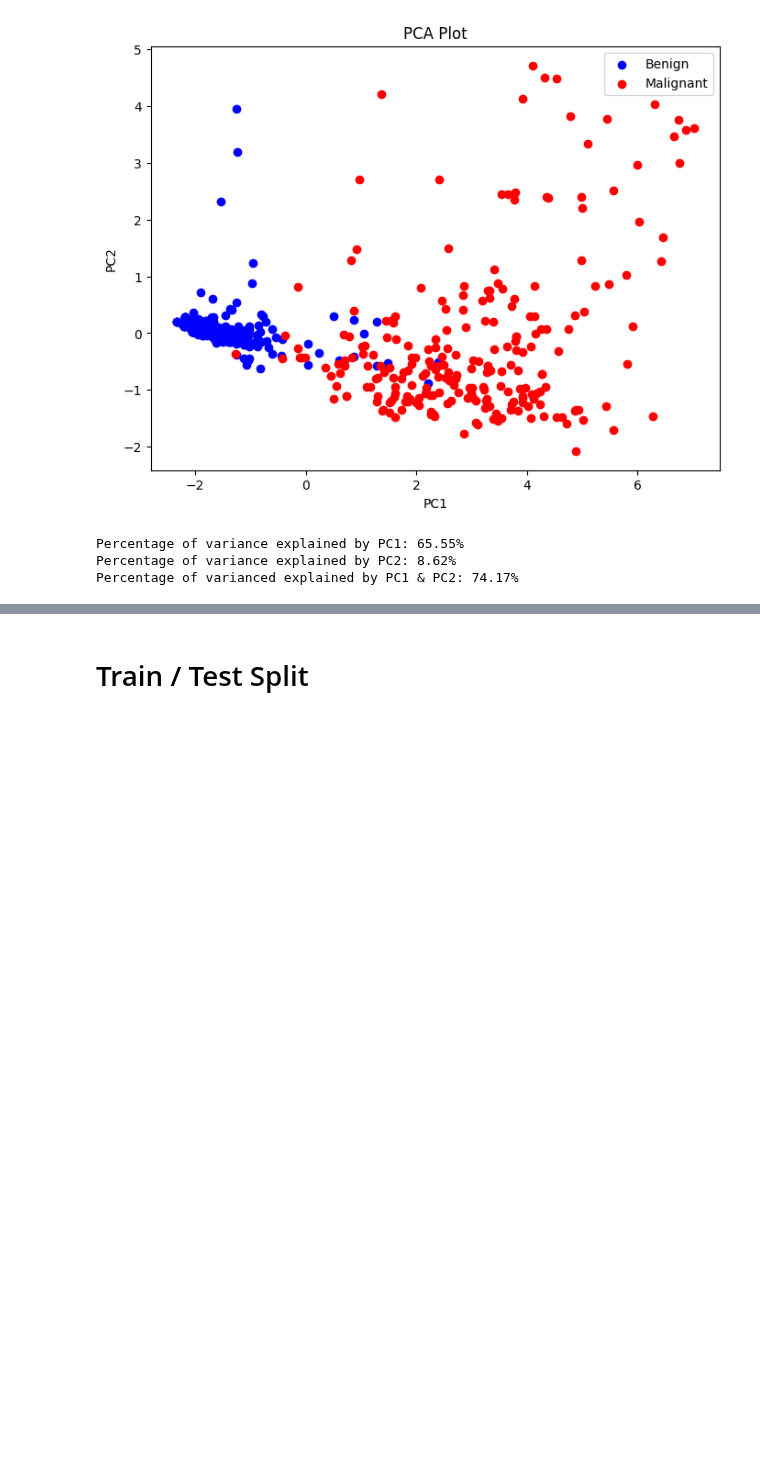
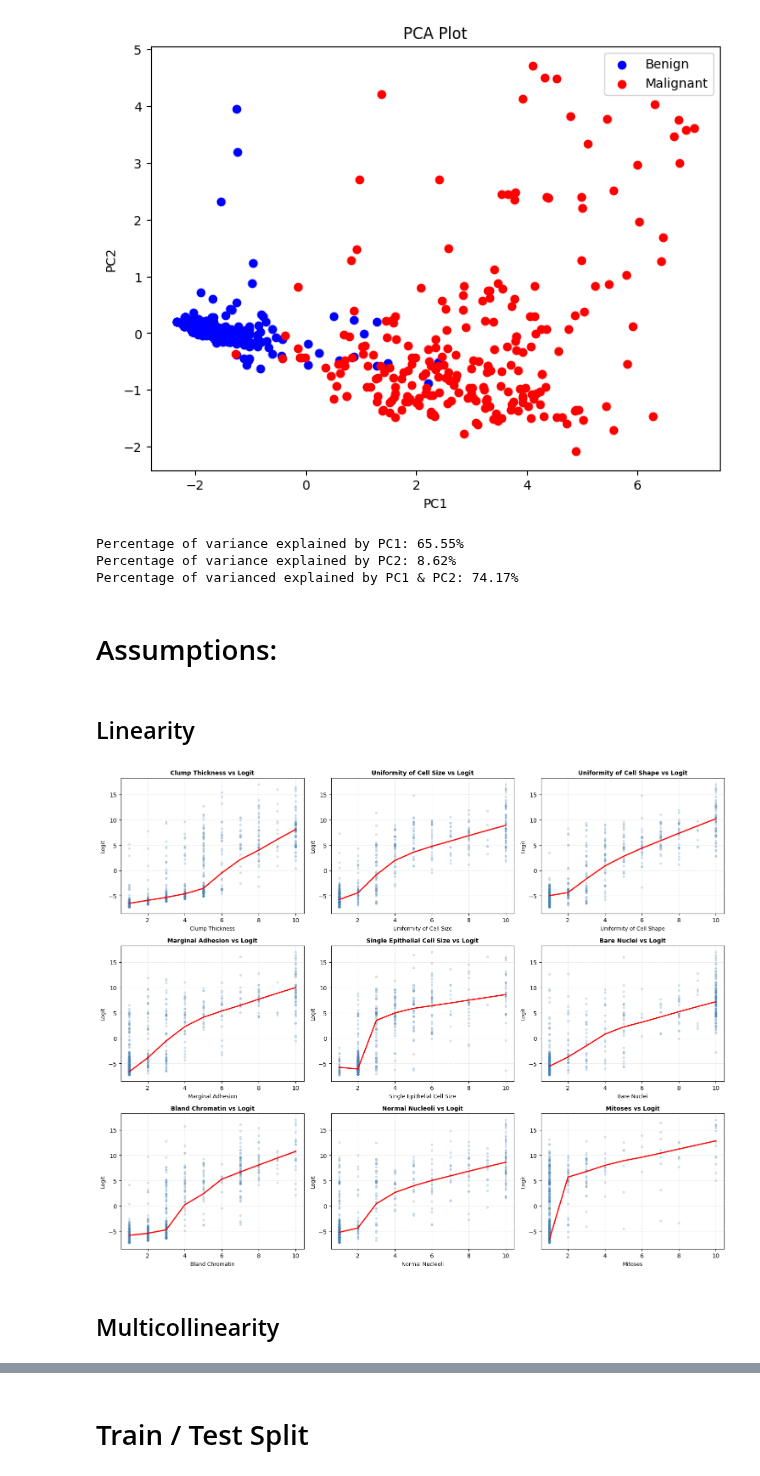
Before and after one commit to brodyanderson/MATH-6020-Project, a Jupyter notebook: BreastCancer.ipynb, the cells around one changed output, grey strips where cells are left out. Saved outputs shown, nothing was run; the diff lists cells and outputs as text; code cells hidden in the pictures; blank space fills up the shorter version.

```diff
--- a/BreastCancer.ipynb
+++ b/BreastCancer.ipynb
@@ -147,3 +149,45 @@ print(f"Percentage of varianced explained by PC1 & PC2: {pca_first_two_var*100:.
 Percentage of variance explained by PC1: 65.55%
 Percentage of variance explained by PC2: 8.62%
 Percentage of varianced explained by PC1 & PC2: 74.17%
+# %% [markdown]
+# Assumptions:
+# %% [markdown]
+## Linearity
+# %%
+assumption_model = LogisticRegression(
+    penalty=None,
+    solver='lbfgs',
+    max_iter=1000,
+    random_state=399
+)
+assumption_model.fit(X, y)
+
+# logit
+log_odds_full = assumption_model.predict_proba(X)[:, 1]
+logit_full = np.log(log_odds_full / (1 - log_odds_full))
+
+# Plot each continuous predictor vs logit
+n_cols = 3
+n_rows = int(np.ceil(len(feature_names) / n_cols))
+fig, axes = plt.subplots(n_rows, n_cols, figsize=(15, n_rows * 4))
+axes = axes.flatten()
+
+for plot_i, feature in enumerate(feature_names):
+    x_vals = X[:, plot_i]
+    axes[plot_i].scatter(x_vals, logit_full, alpha=0.2, s=10, color='steelblue')
+    smoothed = lowess(logit_full, x_vals, frac=0.5)
+    axes[plot_i].plot(smoothed[:, 0], smoothed[:, 1], color='red', linewidth=2)
+    axes[plot_i].set_xlabel(feature, fontsize=9)
+    axes[plot_i].set_ylabel("Logit", fontsize=9)
+    axes[plot_i].set_title(f"{feature} vs Logit", fontsize=10, fontweight='bold')
+    axes[plot_i].grid(True, linestyle='--', alpha=0.3)
+
+for j in range(plot_i + 1, len(axes)):
+    axes[j].set_visible(False)
+
+plt.tight_layout()
+plt.show()
+# %% [output]
+[figure, added]
+# %% [markdown]
+## Multicollinearity
```
Also changed, not shown: parts of 9 cells of this notebook.
